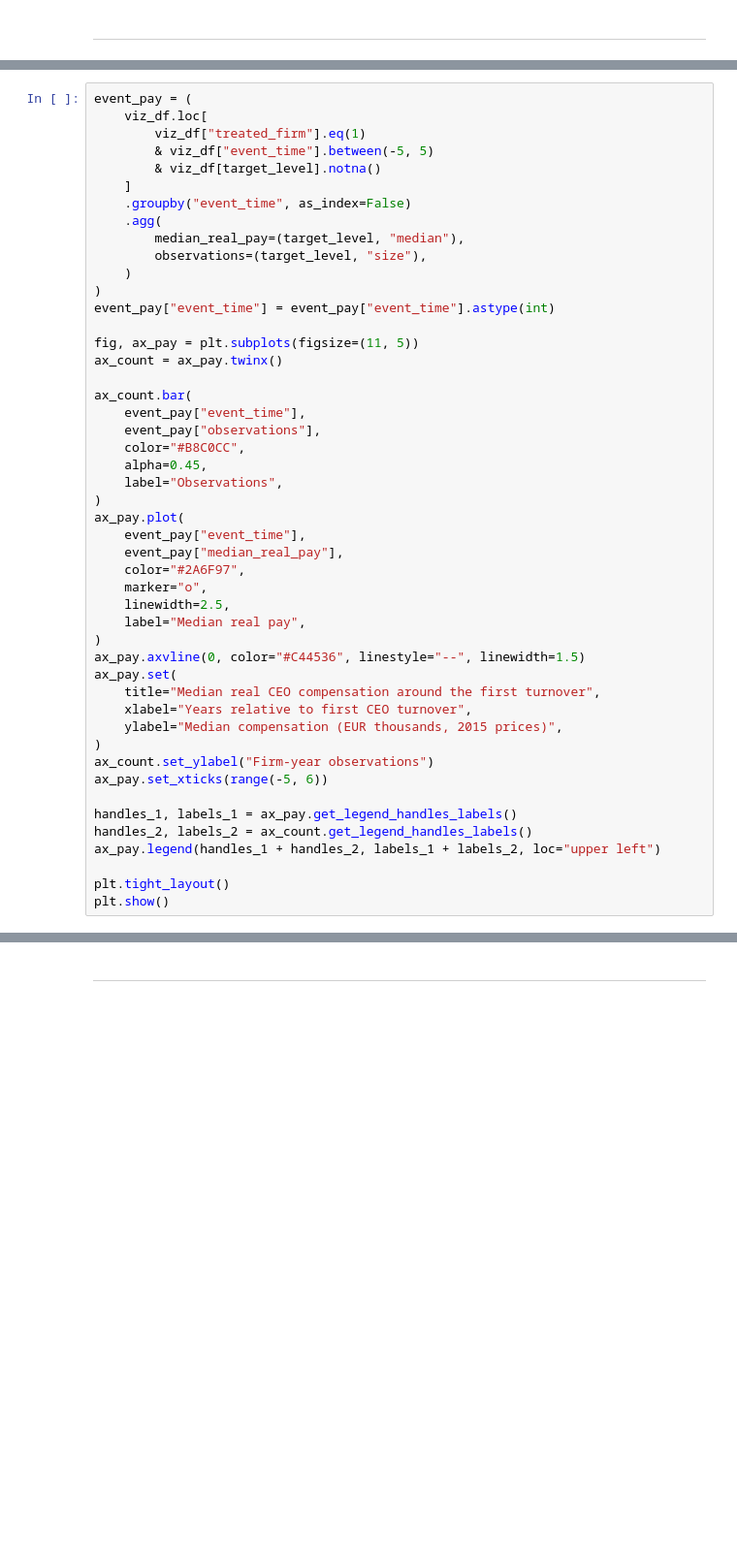
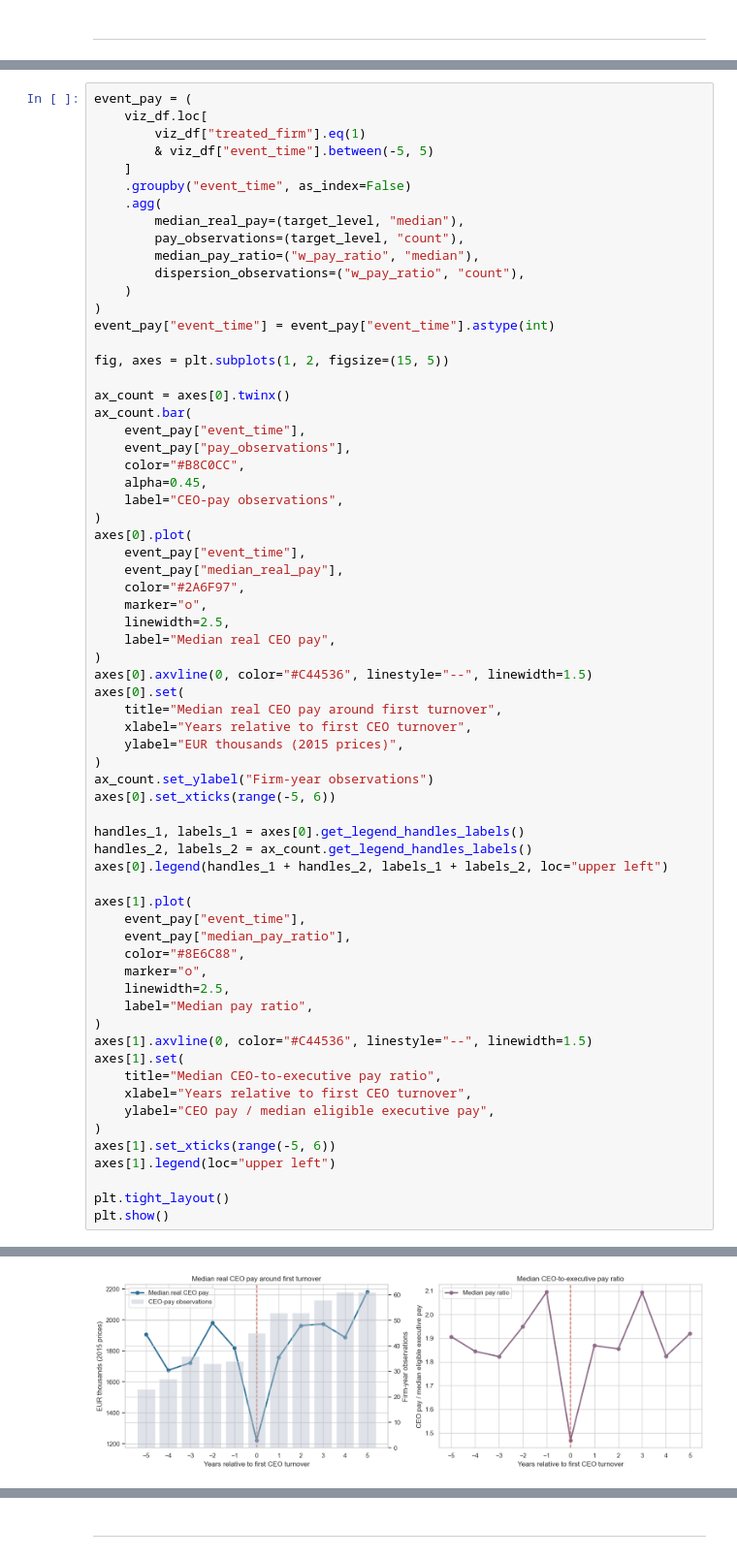
Before and after one commit to rizkyakbar-tud/DAI, a Jupyter notebook: mission/proposals_st26/mission_proposal_Akbar-Zduńczyk.ipynb, the cells around one changed output, grey strips where cells are left out. Shown at 97% size. Drawn from its saved outputs; the diff is of its cells as text; blank space fills up the shorter version.

```diff
--- a/mission/proposals_st26/mission_proposal_Akbar-Zduńczyk.ipynb
+++ b/mission/proposals_st26/mission_proposal_Akbar-Zduńczyk.ipynb
@@ -2402,46 +3697,65 @@ event_pay = (
     viz_df.loc[
         viz_df["treated_firm"].eq(1)
         & viz_df["event_time"].between(-5, 5)
-        & viz_df[target_level].notna()
     ]
     .groupby("event_time", as_index=False)
     .agg(
         median_real_pay=(target_level, "median"),
-        observations=(target_level, "size"),
+        pay_observations=(target_level, "count"),
+        median_pay_ratio=("w_pay_ratio", "median"),
+        dispersion_observations=("w_pay_ratio", "count"),
     )
 )
 event_pay["event_time"] = event_pay["event_time"].astype(int)
 
-fig, ax_pay = plt.subplots(figsize=(11, 5))
-ax_count = ax_pay.twinx()
+fig, axes = plt.subplots(1, 2, figsize=(15, 5))
 
+ax_count = axes[0].twinx()
 ax_count.bar(
     event_pay["event_time"],
-    event_pay["observations"],
+    event_pay["pay_observations"],
     color="#B8C0CC",
     alpha=0.45,
-    label="Observations",
+    label="CEO-pay observations",
 )
-ax_pay.plot(
+axes[0].plot(
     event_pay["event_time"],
     event_pay["median_real_pay"],
     color="#2A6F97",
     marker="o",
     linewidth=2.5,
-    label="Median real pay",
+    label="Median real CEO pay",
 )
-ax_pay.axvline(0, color="#C44536", linestyle="--", linewidth=1.5)
-ax_pay.set(
-    title="Median real CEO compensation around the first turnover",
+axes[0].axvline(0, color="#C44536", linestyle="--", linewidth=1.5)
+axes[0].set(
+    title="Median real CEO pay around first turnover",
     xlabel="Years relative to first CEO turnover",
-    ylabel="Median compensation (EUR thousands, 2015 prices)",
+    ylabel="EUR thousands (2015 prices)",
 )
 ax_count.set_ylabel("Firm-year observations")
-ax_pay.set_xticks(range(-5, 6))
+axes[0].set_xticks(range(-5, 6))
 
-handles_1, labels_1 = ax_pay.get_legend_handles_labels()
+handles_1, labels_1 = axes[0].get_legend_handles_labels()
 handles_2, labels_2 = ax_count.get_legend_handles_labels()
-ax_pay.legend(handles_1 + handles_2, labels_1 + labels_2, loc="upper left")
+axes[0].legend(handles_1 + handles_2, labels_1 + labels_2, loc="upper left")
+
+axes[1].plot(
+    event_pay["event_time"],
+    event_pay["median_pay_ratio"],
+    color="#8E6C88",
+    marker="o",
+    linewidth=2.5,
+    label="Median pay ratio",
+)
+axes[1].axvline(0, color="#C44536", linestyle="--", linewidth=1.5)
+axes[1].set(
+    title="Median CEO-to-executive pay ratio",
+    xlabel="Years relative to first CEO turnover",
+    ylabel="CEO pay / median eligible executive pay",
+)
+axes[1].set_xticks(range(-5, 6))
+axes[1].legend(loc="upper left")
 
 plt.tight_layout()
 plt.show()
+# %% [output]
@@ -2448,3 +3772,4 @@ plt.show()
+[figure, added]
 # %% [markdown]
 **Insights:**
 
```
Also changed, not shown: parts of 327 cells of this notebook.
